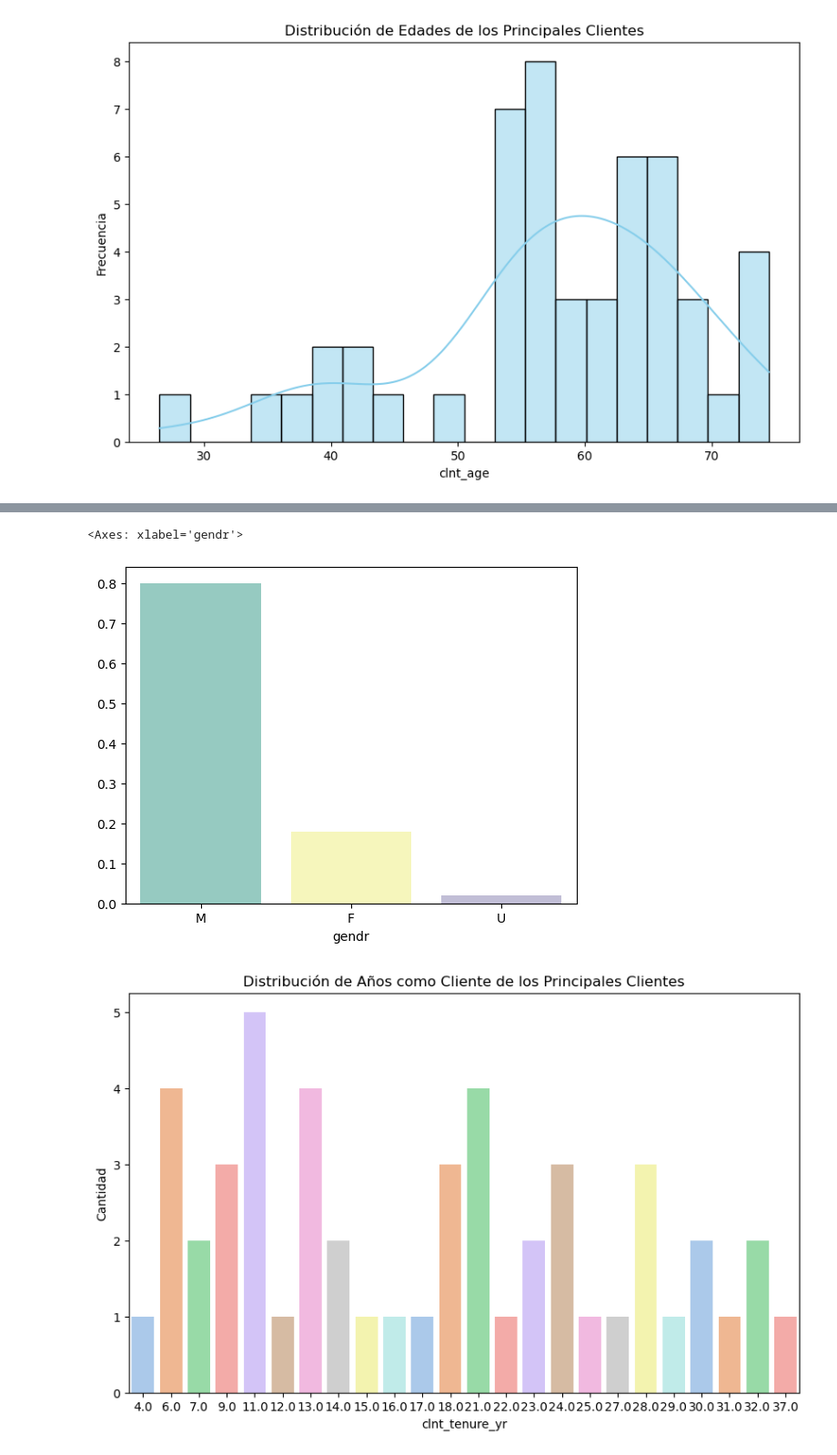
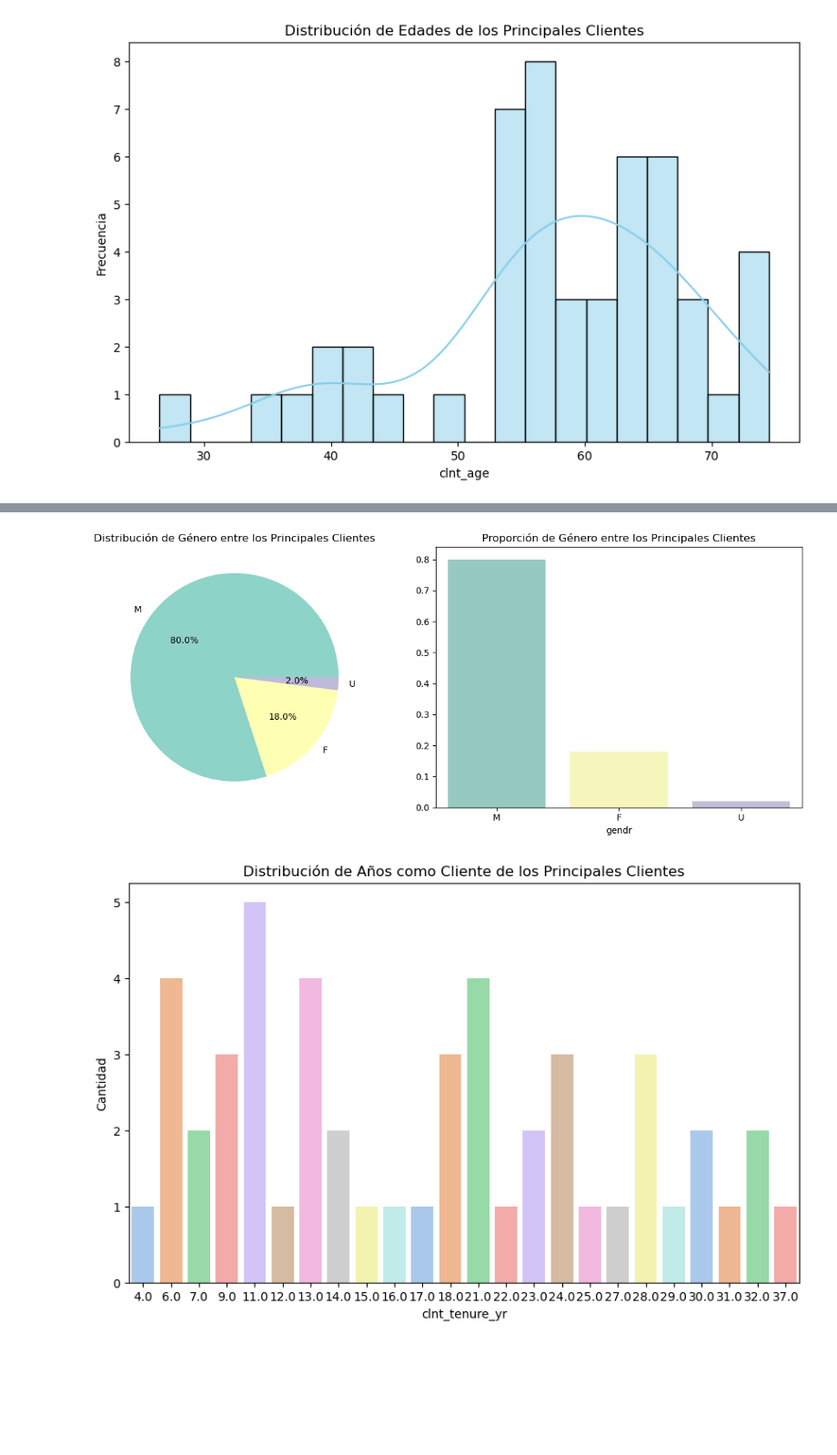
Before and after one commit to alicia-perez-diez/vanguard, a Jupyter notebook: notebooks/main.ipynb, the cells around one changed output, grey strips where cells are left out. Shown at 91% size. Cells and saved outputs as stored; diff of their text form; code cells hidden in the pictures; blank space fills up the shorter version.

```diff
--- a/notebooks/main.ipynb
+++ b/notebooks/main.ipynb
@@ -192,10 +184,22 @@ plt.show()
-# %%
-#creamos gráfico de barras de la proporción del género entre los principales clientes
-
-sns.barplot(x=proporcion_genero.index, y=proporcion_genero.values, palette='Set3')
-# %% [output]
-<Axes: xlabel='gendr'>
-[figure, removed]
+# %%
+# Creamos una figura con dos subgráficos en horizontal
+fig, axs = plt.subplots(1, 2, figsize=(12, 5))
+
+# Gráfico circular
+axs[0].pie(frecuencia_genero, labels=proporcion_genero.keys(), autopct='%1.1f%%', colors=sns.color_palette('Set3'))
+axs[0].set_title('Distribución de Género entre los Principales Clientes')
+
+# Gráfico de barras
+sns.barplot(ax=axs[1], x=proporcion_genero.index, y=proporcion_genero.values, palette='Set3')
+axs[1].set_title('Proporción de Género entre los Principales Clientes')
+
+# Ajustamos el espacio entre los subgráficos
+plt.tight_layout()
+
+# Mostramos los gráficos
+plt.show()
+# %% [output]
+[figure, added]
 # %%
 #Gráfico de barras de años que llevan como clientes los principales clientes
 plt.figure(figsize=(10, 6))
```
Also changed, not shown: parts of 17 cells of this notebook, 1 other file.
